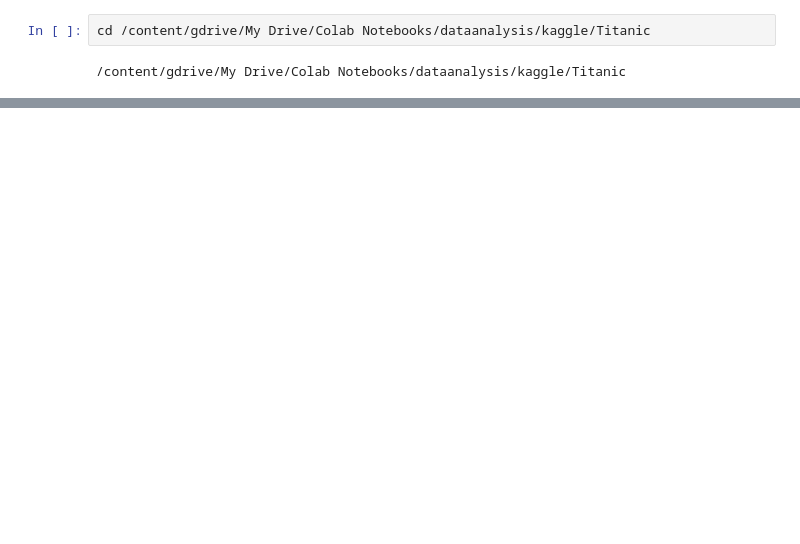
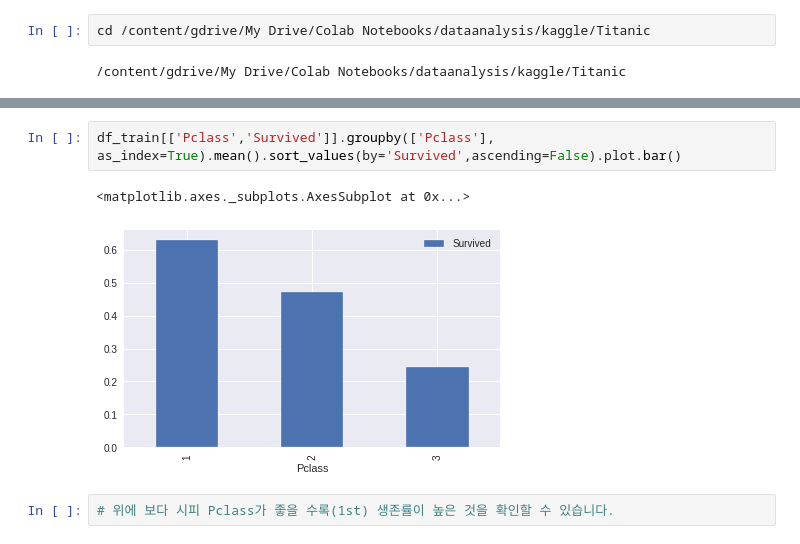
Before and after one commit to jihyunjeongme/data-analysis-kaggle, a Jupyter notebook: [Kaggle_Titanic]_EDA_To_prediction(DieTanic).ipynb, the cells around one changed output, grey strips where cells are left out. Saved outputs shown, nothing was run; the diff lists cells and outputs as text; blank space fills up the shorter version.

```diff
--- a/[Kaggle_Titanic]_EDA_To_prediction(DieTanic).ipynb
+++ b/[Kaggle_Titanic]_EDA_To_prediction(DieTanic).ipynb
@@ -29,0 +121,7 @@ data=pd.read_csv('train.csv')
+# %%
+df_train[['Pclass','Survived']].groupby(['Pclass'], as_index=True).mean().sort_values(by='Survived',ascending=False).plot.bar()
+# %% [output]
+<matplotlib.axes._subplots.AxesSubplot at 0x...>
+[figure, added]
+# %%
+# 위에 보다 시피 Pclass가 좋을 수록(1st) 생존률이 높은 것을 확인할 수 있습니다.
```
Also changed, not shown: parts of 24 cells of this notebook.
